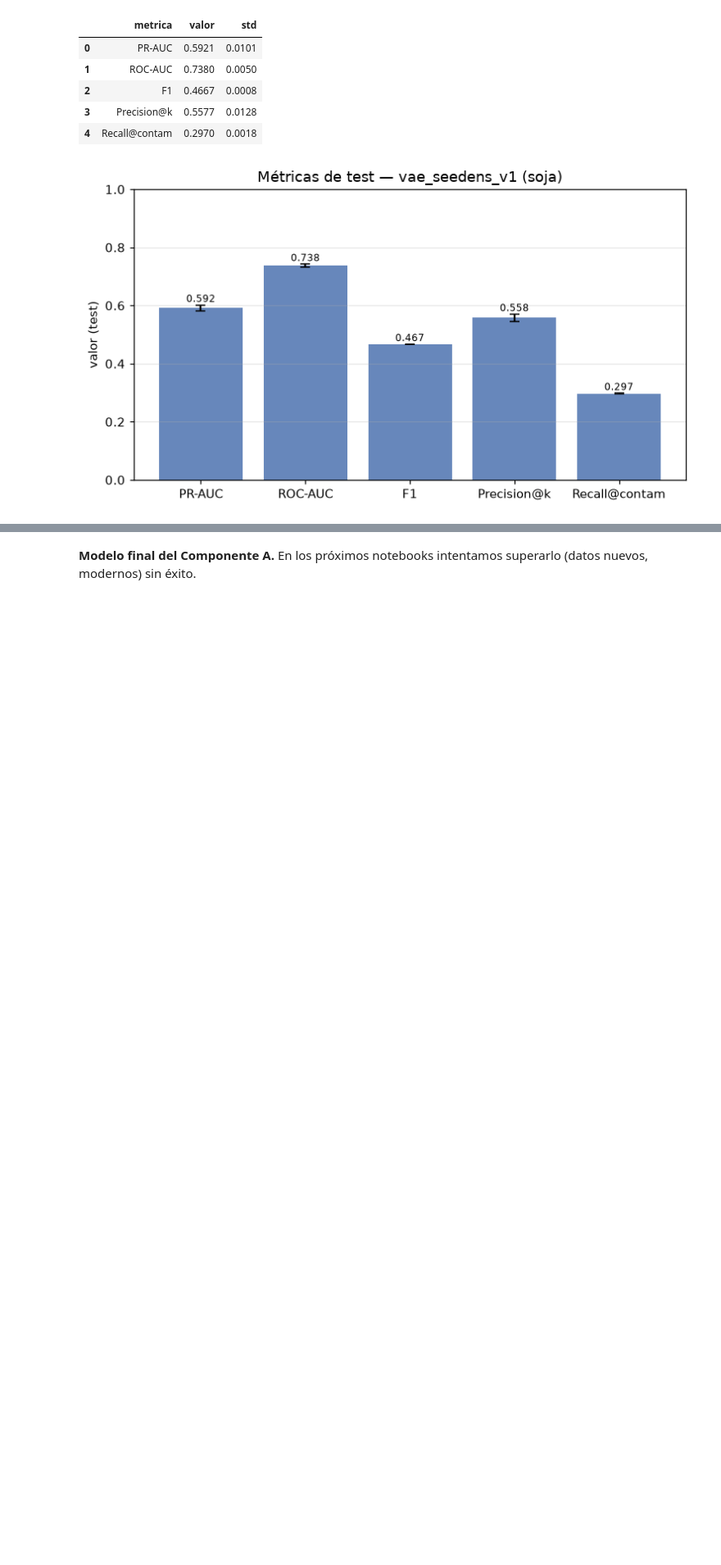
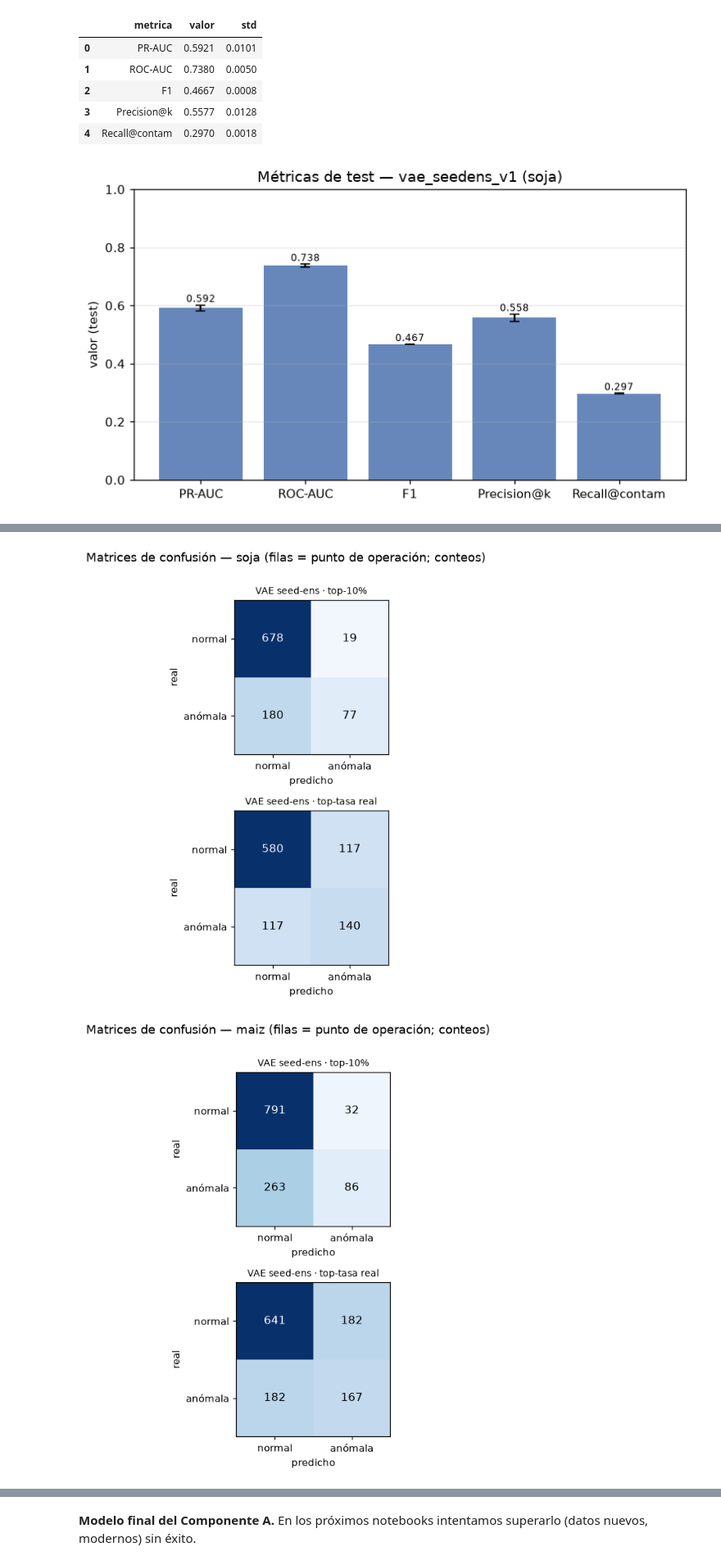
Before and after one commit to Castanosjoaquin/Trabajo_final_ML, a Jupyter notebook: componente_a/experiments/03_ensembles_y_modelo_final.ipynb, the cells around one changed output, grey strips where cells are left out. Shown at 82% size. Cells and saved outputs as stored; diff of their text form; code cells hidden in the pictures; blank space fills up the shorter version.

```diff
--- a/componente_a/experiments/03_ensembles_y_modelo_final.ipynb
+++ b/componente_a/experiments/03_ensembles_y_modelo_final.ipynb
@@ -82,0 +100,6 @@ explib.plot_all_metrics("vae_seedens_v1", "soja"); plt.show()
+# %%
+explib.plot_confusion_grid([("vae_seedens_v1", "VAE seed-ens")], "soja"); plt.show()
+explib.plot_confusion_grid([("vae_seedens_v1", "VAE seed-ens")], "maiz"); plt.show()
+# %% [output]
+[figure, added]
+[figure, added]
```
Also changed, not shown: parts of 5 cells of this notebook, 12 other files.
